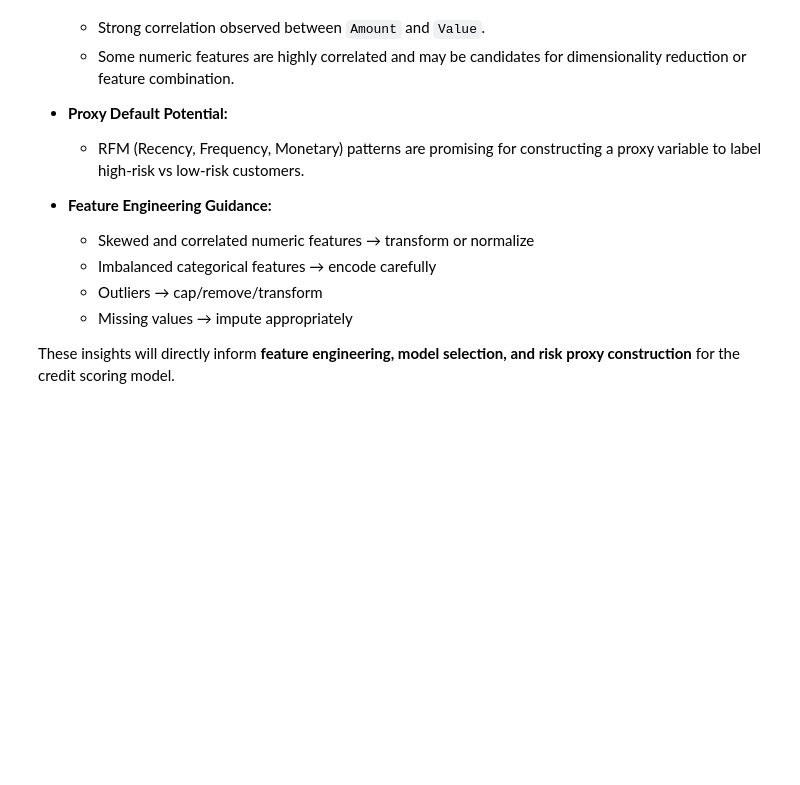
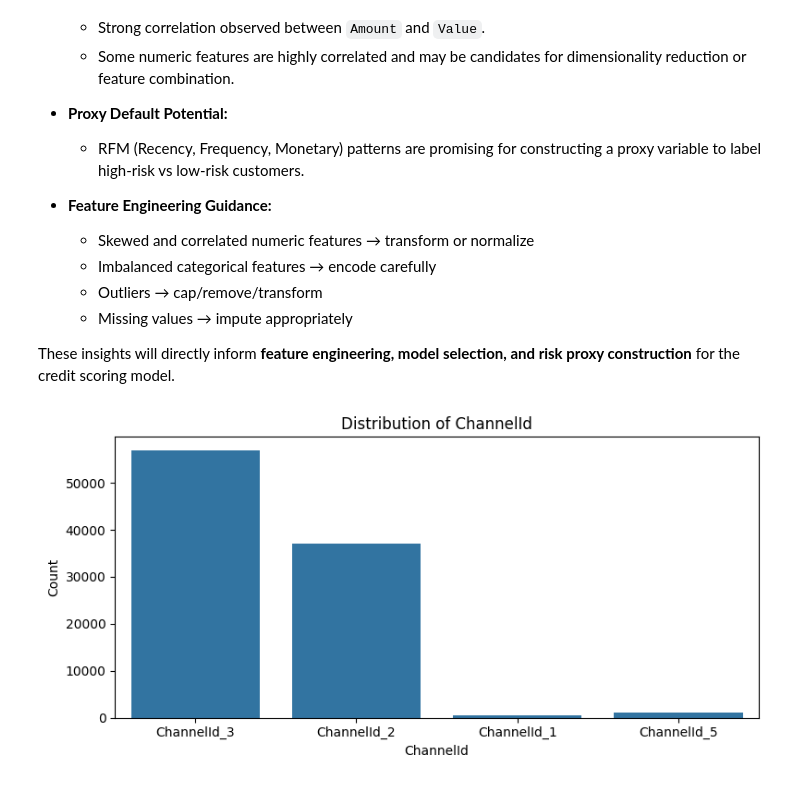
Before and after one commit to wakgari-Elias/credit-risk-model, a Jupyter notebook: notebooks/eda.ipynb, the cells around one changed output. Cells and saved outputs as stored; diff of their text form; code cells hidden in the pictures; blank space fills up the shorter version.

```diff
--- a/notebooks/eda.ipynb
+++ b/notebooks/eda.ipynb
@@ -296,3 +296,13 @@ Based on the analysis of the dataset, here are the top insights to guide feature
   - Missing values → impute appropriately
 
 These insights will directly inform **feature engineering, model selection, and risk proxy construction** for the credit scoring model.
+# %%
+plt.figure(figsize=(8, 4))
+sns.countplot(data=data, x="ChannelId")
+plt.title("Distribution of ChannelId")
+plt.xlabel("ChannelId")
+plt.ylabel("Count")
+plt.tight_layout()
+plt.show()
+# %% [output]
+[figure, added]
```
Also changed, not shown: parts of 1 cell of this notebook.
